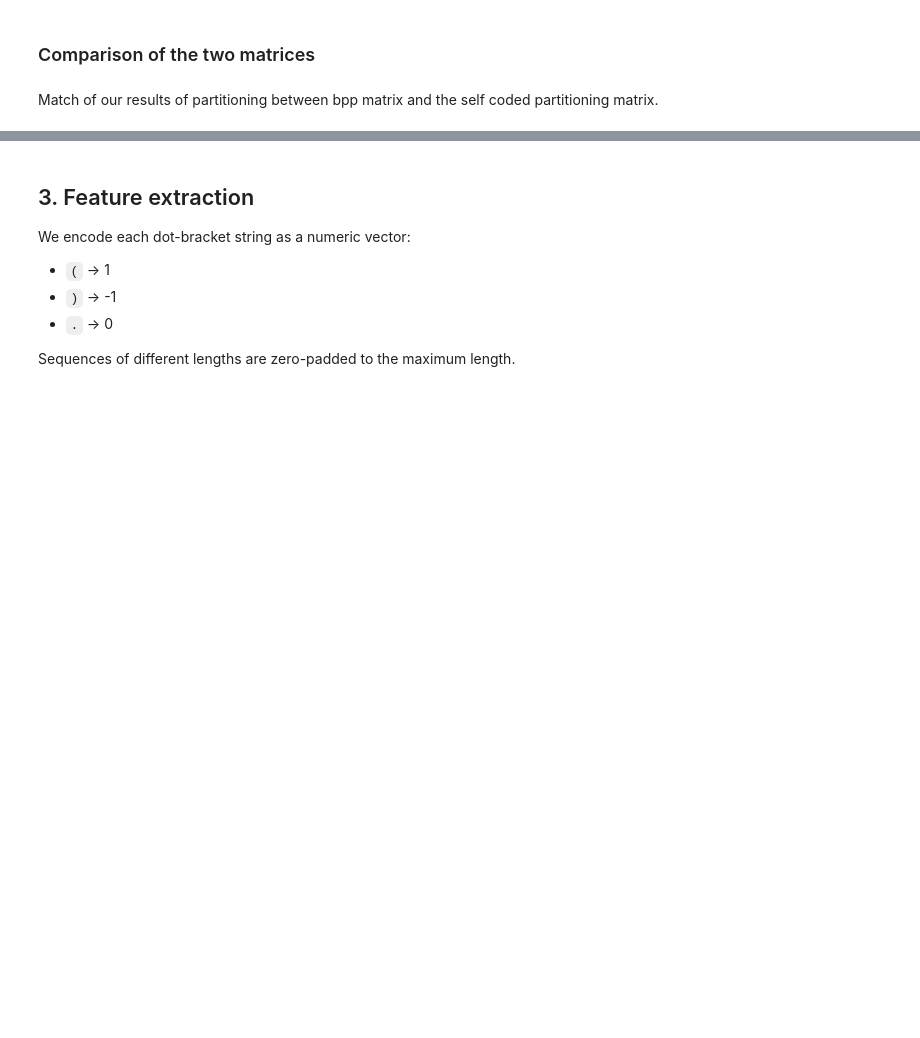
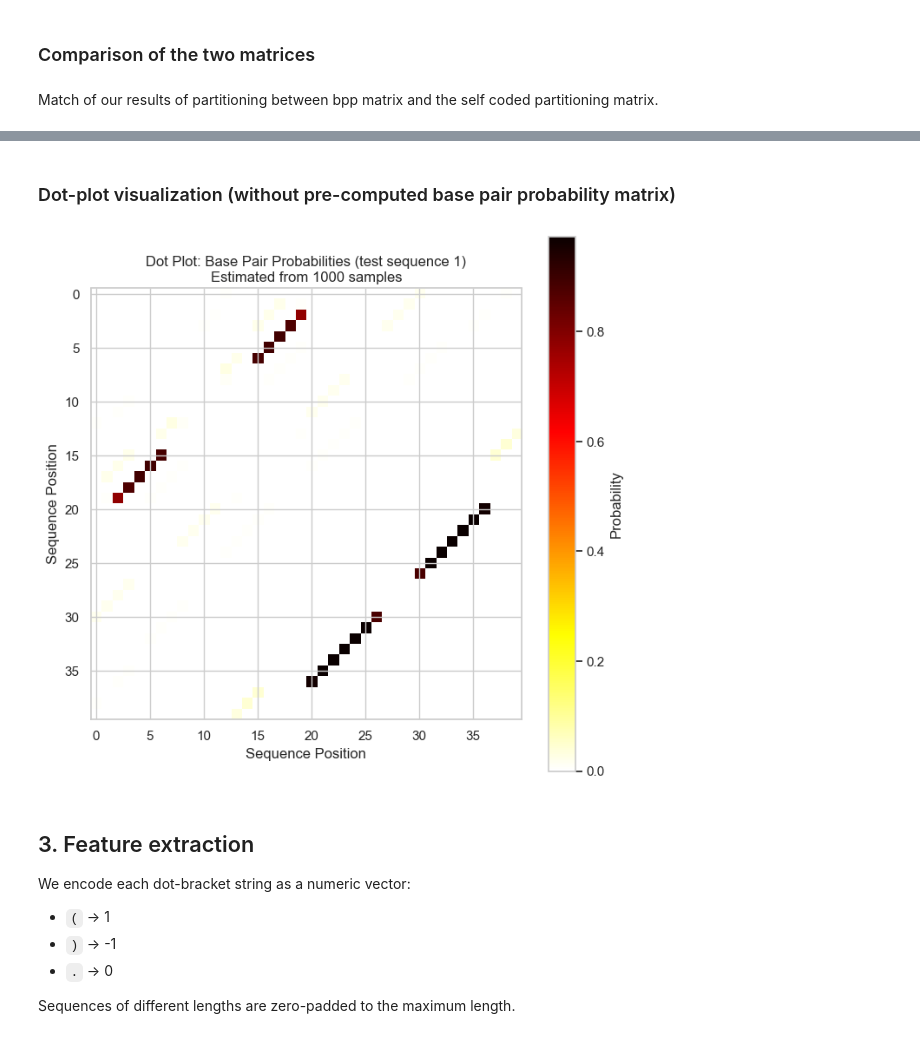
Before and after one commit to beline-y/Clustering-of-RNA-structures, a Jupyter notebook: clustering_rna_structures.ipynb, the cells around one changed output, grey strips where cells are left out. Drawn from its saved outputs; the diff is of its cells as text; code cells hidden in the pictures; blank space fills up the shorter version.

```diff
--- a/clustering_rna_structures.ipynb
+++ b/clustering_rna_structures.ipynb
@@ -261,0 +275,2 @@ plot_probability_heatmap(difference_matrix)
+# %% [markdown]
+### Dot-plot visualization (without pre-computed base pair probability matrix)
@@ -262,3 +338,7 @@ plot_probability_heatmap(difference_matrix)
+# %%
+plot_dot_plot(samples=df_samples["structure"].tolist(), sequence_name="test sequence 1")
+# %% [output]
+[figure, added]
 # %% [markdown]
 ## 3. Feature extraction
 
```
Also changed, not shown: parts of 60 cells of this notebook.
